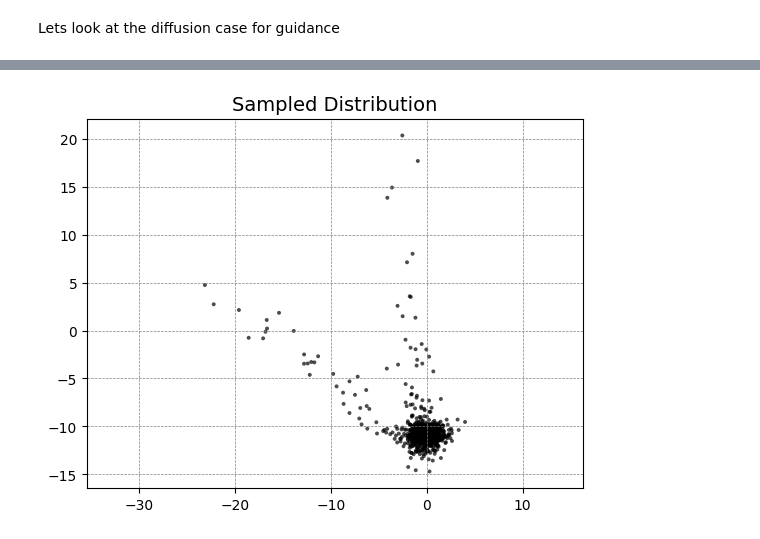
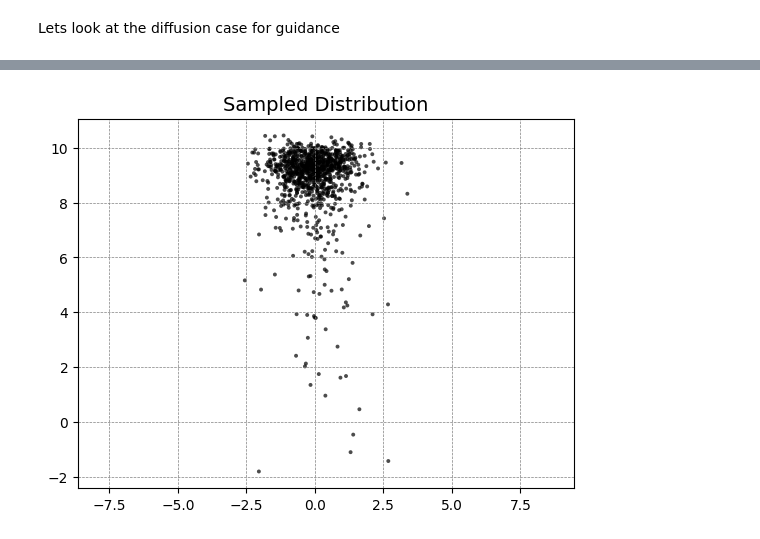
Before and after one commit to Mullerio/Compostional-Generative-Models, a Jupyter notebook: testGuidance.ipynb, the cells around one changed output, grey strips where cells are left out. Cells and saved outputs as stored; diff of their text form; code cells hidden in the pictures.

Commit message:
some more testing with product of rectangle

```diff
--- a/testGuidance.ipynb
+++ b/testGuidance.ipynb
@@ -65,7 +54,7 @@ gaussian_path = GaussianConditionalProbabilityPath(p_data=dataset, alpha=LinearA
 
 model1 = EmbeddedBasicMLP(input_dim=2, hidden_dims=[64,64,64,64], conditional=True, embedding_dim=40, num_conditions=6)
 
-trainer = RecCenterGuidanceTrainer(path=gaussian_path, model=model1, num_conditions=5, p_uncond=0.1,model_type="Diffusion",rectangle_boundaries=[[(-5.0,5.0),(-10,10)]], centers=[torch.Tensor([10.0,0.0]), torch.Tensor([0.0,-10.0]), torch.Tensor([0.0,10.0]), torch.Tensor([-10.0,0.0])])
+trainer = RecCenterGuidanceTrainer(path=gaussian_path, model=model1, num_conditions=6, p_uncond=0.1,model_type="Diffusion",rectangle_boundaries=[[(-5.0,5.0),(-10,10)]], centers=[torch.Tensor([10.0,0.0]), torch.Tensor([0.0,-10.0]), torch.Tensor([0.0,10.0]), torch.Tensor([-10.0,0.0])])
 
-trainer.train_loop(num_epochs=10000, device=device, lr=1e-3, n= 2000)
+trainer.train_loop(num_epochs=15000, device=device, lr=1e-3, n= 2000)
 # %% [output]
@@ -82,24 +76,24 @@ In Epoch 9000 we have a loss of 11.848250389099121
 # %%
-sde = ProductGuidanceLangevin([model1], alpha=LinearAlpha(), beta=SquareRootBeta(), sigma=1.0, guidance_scales=[1.0], null_index=trainer.null_index)
+sde = ProductGuidanceLangevin([model1, model1], alpha=LinearAlpha(), beta=SquareRootBeta(), sigma=1.0, guidance_scales= [1.0,1.0], null_index=trainer.null_index)
 sdesolver = EulerSDESolver(sde)
 sdesampler = Sampler(sdesolver)
 
-steps = torch.linspace(0.01, 1, 1000).view(1, -1, 1).expand(1000, -1, 1).to(device)
+steps = torch.linspace(0.05, 1, 1000).view(1, -1, 1).expand(1000, -1, 1).to(device)
 gaussian_samples = gaussian_path.p_init.sample(1000)
 
 
 
-condition_index1 = 1
+condition_index1 = 2
 y_index1 = torch.full((gaussian_samples.shape[0],), fill_value=condition_index1, dtype=torch.long, device=device)
 
-condition_index2 = 1
+condition_index2 = 4
 y_index2 = torch.full((gaussian_samples.shape[0],), fill_value=condition_index2, dtype=torch.long, device=device)
 
-indicies = [y_index2]
+indicies = [y_index1, y_index2]
 
 final_samples = sdesampler.sample_without_traj(gaussian_samples, steps, y_index = indicies)
 
 plot_samples(final_samples)
 plt.show()
 # %% [output]
-[figure, old version]
+[figure, new version]
```
Also changed, not shown: parts of 3 cells of this notebook, 5 other files.
